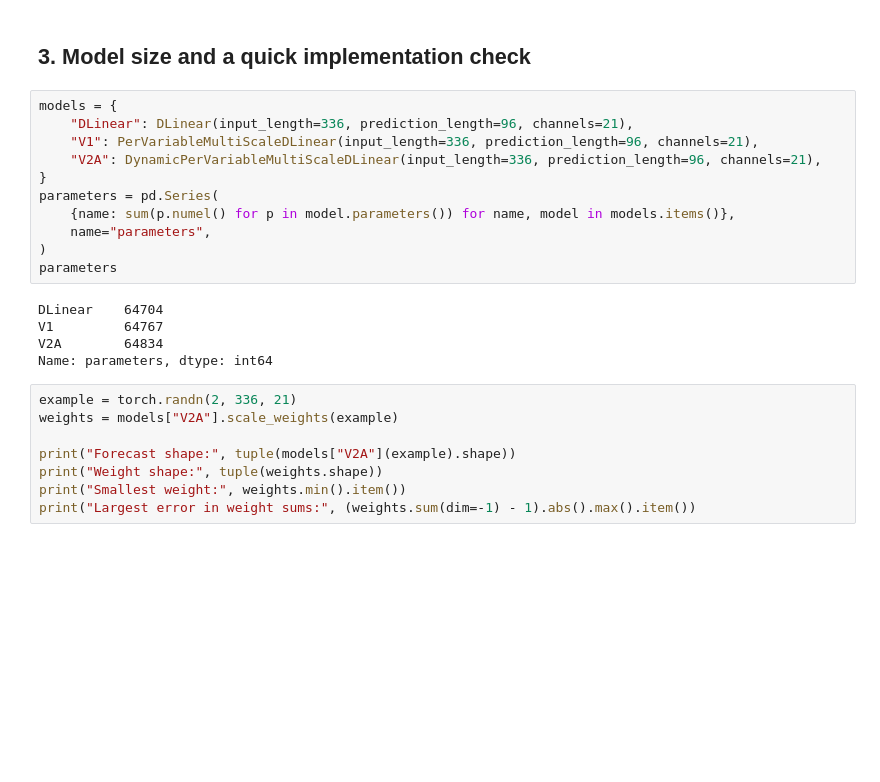
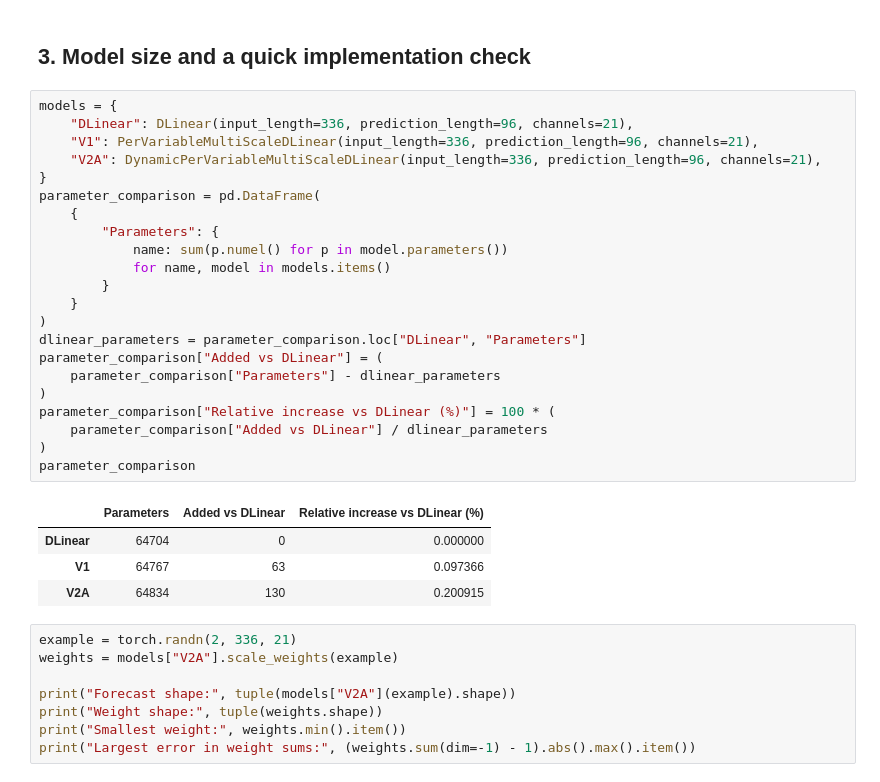
Before and after one commit to Etaiwi/long-horizon-time-series-forecasting, a Jupyter notebook: notebooks/02_dynamic_multiscale_improvement.ipynb, the cells around one changed output. Cells and saved outputs as stored; diff of their text form; blank space fills up the shorter version.

Commit message:
Report relative model size overhead

```diff
--- a/notebooks/02_dynamic_multiscale_improvement.ipynb
+++ b/notebooks/02_dynamic_multiscale_improvement.ipynb
@@ -58,19 +58,30 @@ RESULT_ROOT = PROJECT_ROOT / "results" / "dlinear" / "weather" / "horizon_096"
 # %%
 models = {
     "DLinear": DLinear(input_length=336, prediction_length=96, channels=21),
     "V1": PerVariableMultiScaleDLinear(input_length=336, prediction_length=96, channels=21),
     "V2A": DynamicPerVariableMultiScaleDLinear(input_length=336, prediction_length=96, channels=21),
 }
-parameters = pd.Series(
-    {name: sum(p.numel() for p in model.parameters()) for name, model in models.items()},
-    name="parameters",
+parameter_comparison = pd.DataFrame(
+    {
+        "Parameters": {
+            name: sum(p.numel() for p in model.parameters())
+            for name, model in models.items()
+        }
+    }
 )
-parameters
+dlinear_parameters = parameter_comparison.loc["DLinear", "Parameters"]
+parameter_comparison["Added vs DLinear"] = (
+    parameter_comparison["Parameters"] - dlinear_parameters
+)
+parameter_comparison["Relative increase vs DLinear (%)"] = 100 * (
+    parameter_comparison["Added vs DLinear"] / dlinear_parameters
+)
+parameter_comparison
 # %% [output]
-DLinear    64704
-V1         64767
-V2A        64834
-Name: parameters, dtype: int64
+|  | Parameters | Added vs DLinear | Relative increase vs DLinear (%) |
+| DLinear | 64704 | 0 | 0.000000 |
+| V1 | 64767 | 63 | 0.097366 |
+| V2A | 64834 | 130 | 0.200915 |
 # %%
 example = torch.randn(2, 336, 21)
 weights = models["V2A"].scale_weights(example)
```
Also changed, not shown: parts of 1 cell of this notebook.
